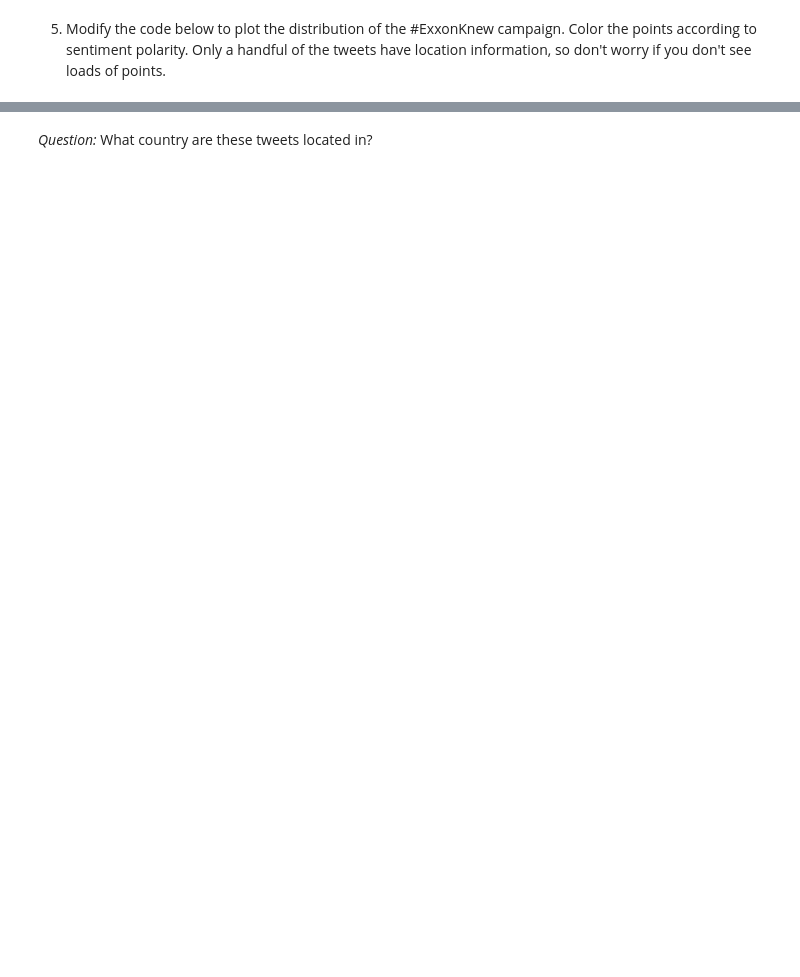
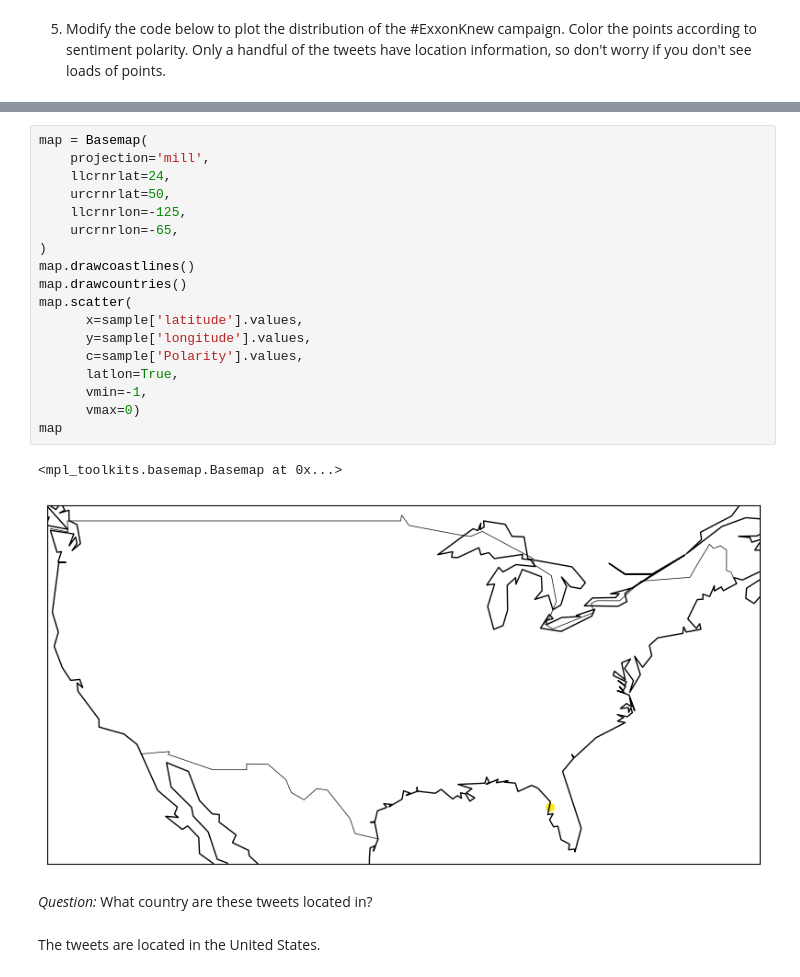
Before and after one commit to alxbxck/QM2, a Jupyter notebook: notebooks/W04. Natural Language Processing.ipynb, the cells around one changed output, grey strips where cells are left out. Saved outputs shown, nothing was run; the diff lists cells and outputs as text; blank space fills up the shorter version.

```diff
--- a/notebooks/W04. Natural Language Processing.ipynb
+++ b/notebooks/W04. Natural Language Processing.ipynb
@@ -601,2 +693,25 @@ map.scatter(
+# %%
+map = Basemap(
+    projection='mill',
+    llcrnrlat=24,
+    urcrnrlat=50,
+    llcrnrlon=-125,
+    urcrnrlon=-65,
+)
+map.drawcoastlines()
+map.drawcountries()
+map.scatter(
+      x=sample['latitude'].values,
+      y=sample['longitude'].values,
+      c=sample['Polarity'].values,
+      latlon=True,
+      vmin=-1,
+      vmax=0)
+map
+# %% [output]
+<mpl_toolkits.basemap.Basemap at 0x...>
+[figure, added]
 # %% [markdown]
 *Question:* What country are these tweets located in?
+# %% [markdown]
+The tweets are located in the United States.
```
Also changed, not shown: parts of 21 cells of this notebook.
